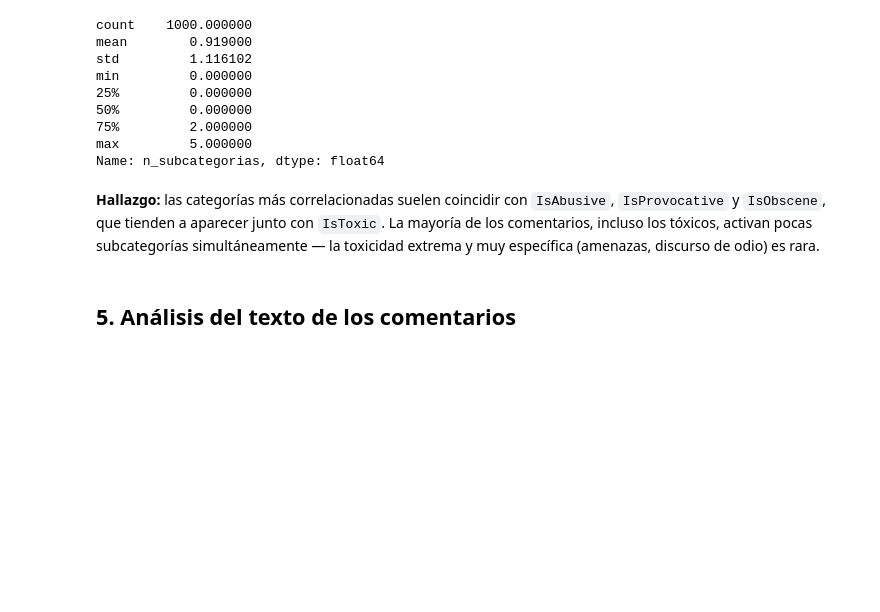
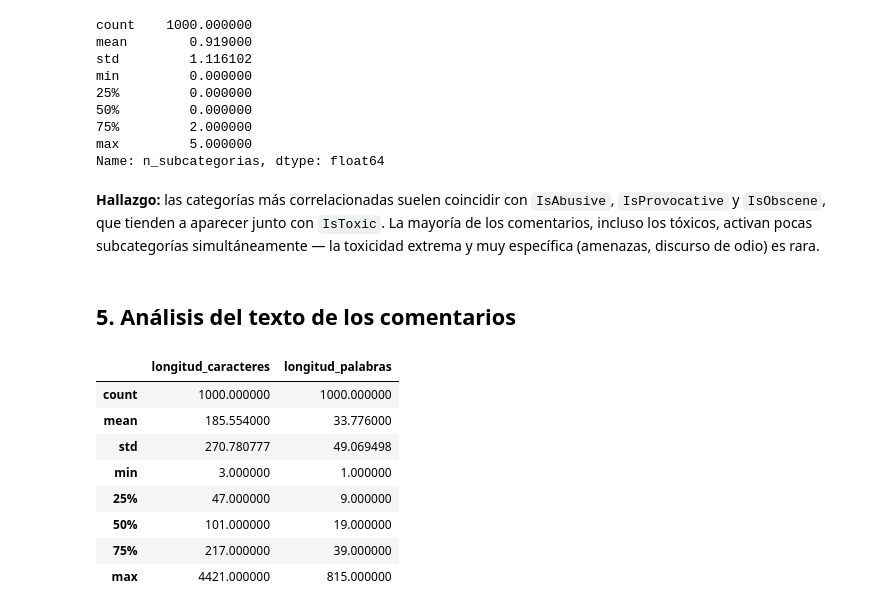
Before and after one commit to SalvadorCM786/comentarios-toxicos-Youtube-SCM, a Jupyter notebook: práctica5.ipynb, the cells around one changed output. Saved outputs shown, nothing was run; the diff lists cells and outputs as text; code cells hidden in the pictures; blank space fills up the shorter version.

```diff
--- a/práctica5.ipynb
+++ b/práctica5.ipynb
@@ -283,3 +283,18 @@ Name: n_subcategorias, dtype: float64
 **Hallazgo:** las categorías más correlacionadas suelen coincidir con `IsAbusive`, `IsProvocative` y `IsObscene`, que tienden a aparecer junto con `IsToxic`. La mayoría de los comentarios, incluso los tóxicos, activan pocas subcategorías simultáneamente — la toxicidad extrema y muy específica (amenazas, discurso de odio) es rara.
 # %% [markdown]
 ## 5. Análisis del texto de los comentarios
+# %%
+df["longitud_caracteres"] = df["Text"].str.len()
+df["longitud_palabras"] = df["Text"].str.split().str.len()
+
+df[["longitud_caracteres", "longitud_palabras"]].describe()
+# %% [output]
+|  | longitud_caracteres | longitud_palabras |
+| count | 1000.000000 | 1000.000000 |
+| mean | 185.554000 | 33.776000 |
+| std | 270.780777 | 49.069498 |
+| min | 3.000000 | 1.000000 |
+| 25% | 47.000000 | 9.000000 |
+| 50% | 101.000000 | 19.000000 |
+| 75% | 217.000000 | 39.000000 |
+| max | 4421.000000 | 815.000000 |
```
Also changed, not shown: parts of 6 cells of this notebook.
